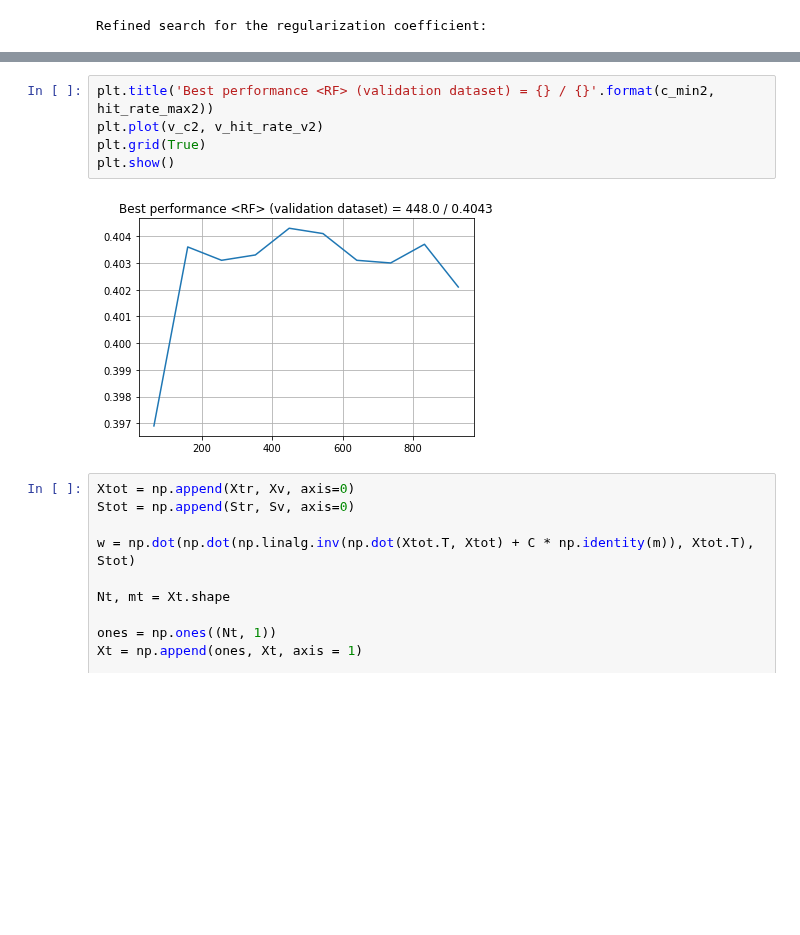
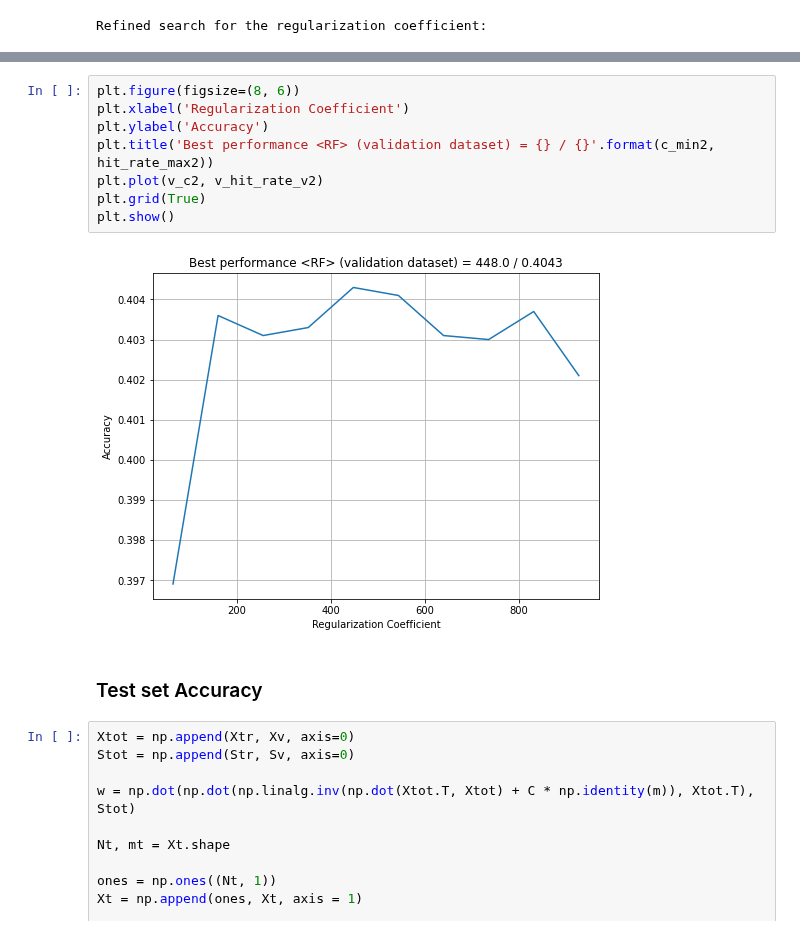
Before and after one commit to SamuelBFG/DL-studies, a Jupyter notebook: IA353/EF1p1_CIFAR10.ipynb, the cells around one changed output, grey strips where cells are left out. Drawn from its saved outputs; the diff is of its cells as text; blank space fills up the shorter version.

```diff
--- a/IA353/EF1p1_CIFAR10.ipynb
+++ b/IA353/EF1p1_CIFAR10.ipynb
@@ -186,10 +203,15 @@ plt.show()
 # %%
+plt.figure(figsize=(8, 6))
+plt.xlabel('Regularization Coefficient')
+plt.ylabel('Accuracy')
 plt.title('Best performance <RF> (validation dataset) = {} / {}'.format(c_min2, hit_rate_max2))
 plt.plot(v_c2, v_hit_rate_v2)
 plt.grid(True)
 plt.show()
 # %% [output]
-[figure, old version]
+[figure, new version]
+# %% [markdown]
+### Test set Accuracy
 # %%
 Xtot = np.append(Xtr, Xv, axis=0)
 Stot = np.append(Str, Sv, axis=0)
```
Also changed, not shown: parts of 9 cells of this notebook.
